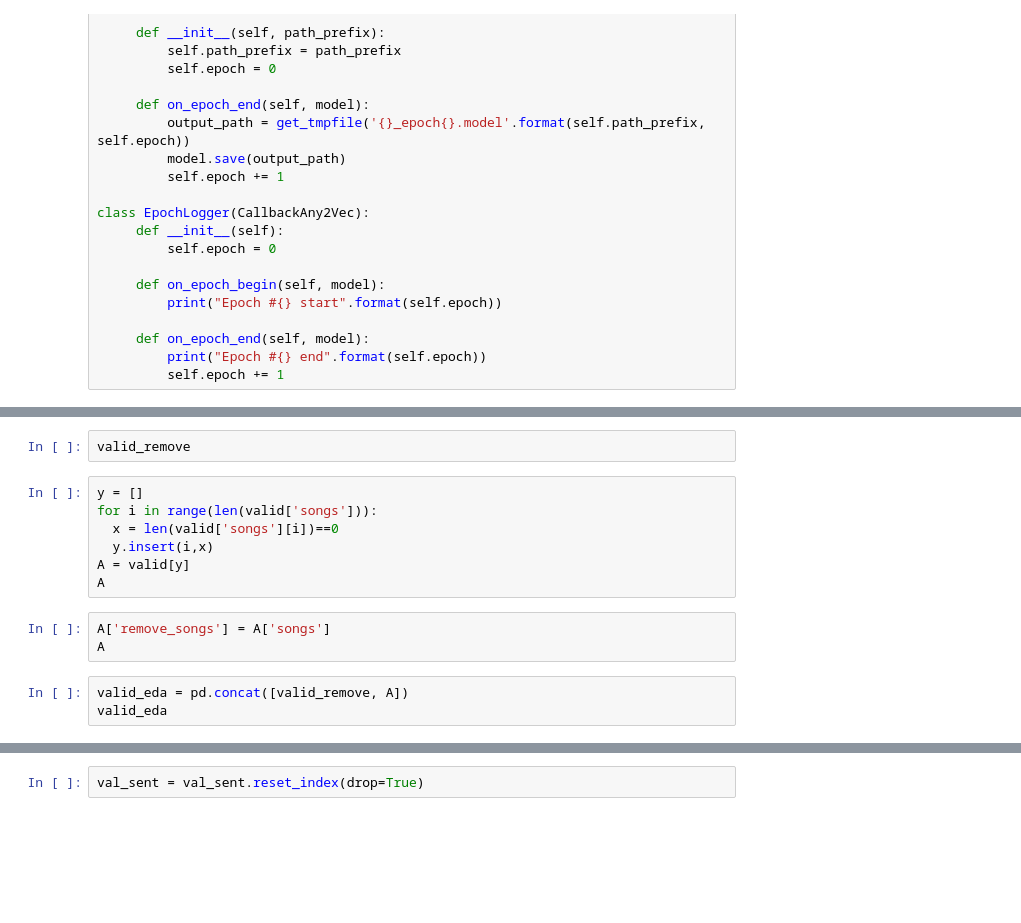
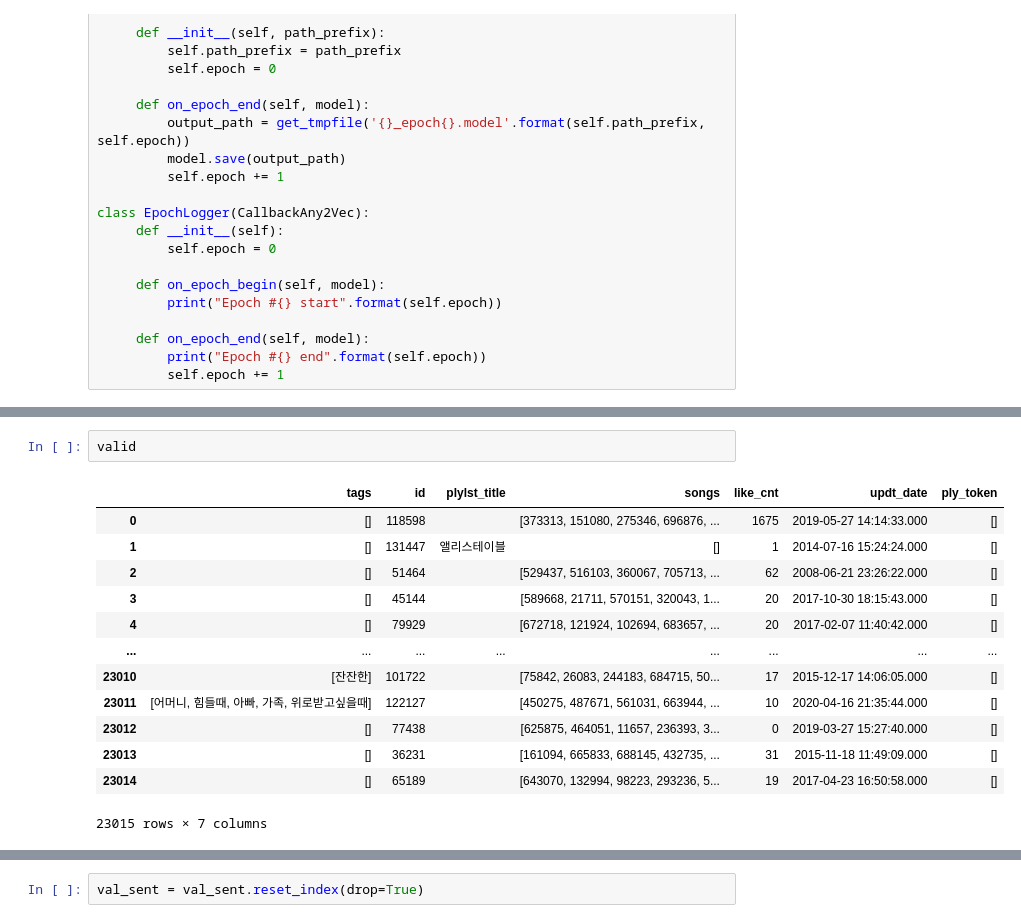
Before and after one commit to slipaway/melonplaylist, a Jupyter notebook: Word2vec_몰빵버전.ipynb, the cells around one changed output, grey strips where cells are left out. Saved outputs shown, nothing was run; the diff lists cells and outputs as text; blank space fills up the shorter version.

```diff
--- a/Word2vec_몰빵버전.ipynb
+++ b/Word2vec_몰빵버전.ipynb
@@ -484,15 +816,16 @@ valid_remove = pd.merge(valid, plylst_song_group)
-# %%
-valid_remove
-# %%
-y = []
-for i in range(len(valid['songs'])):
-  x = len(valid['songs'][i])==0
-  y.insert(i,x)
-A = valid[y]
-A
-# %%
-A['remove_songs'] = A['songs']
-A
-# %%
-valid_eda = pd.concat([valid_remove, A])
-valid_eda
+# %%
+valid
+# %% [output]
+|  | tags | id | plylst_title | songs | like_cnt | updt_date | ply_token |
+| 0 | [] | 118598 |  | [373313, 151080, 275346, 696876, ... | 1675 | 2019-05-27 14:14:33.000 | [] |
+| 1 | [] | 131447 | 앨리스테이블 | [] | 1 | 2014-07-16 15:24:24.000 | [] |
+| 2 | [] | 51464 |  | [529437, 516103, 360067, 705713, ... | 62 | 2008-06-21 23:26:22.000 | [] |
+| 3 | [] | 45144 |  | [589668, 21711, 570151, 320043, 1... | 20 | 2017-10-30 18:15:43.000 | [] |
+| 4 | [] | 79929 |  | [672718, 121924, 102694, 683657, ... | 20 | 2017-02-07 11:40:42.000 | [] |
+| ... | ... | ... | ... | ... | ... | ... | ... |
+| 23010 | [잔잔한] | 101722 |  | [75842, 26083, 244183, 684715, 50... | 17 | 2015-12-17 14:06:05.000 | [] |
+| 23011 | [어머니, 힘들때, 아빠, 가족, 위로받고싶을때] | 122127 |  | [450275, 487671, 561031, 663944, ... | 10 | 2020-04-16 21:35:44.000 | [] |
+| 23012 | [] | 77438 |  | [625875, 464051, 11657, 236393, 3... | 0 | 2019-03-27 15:27:40.000 | [] |
+| 23013 | [] | 36231 |  | [161094, 665833, 688145, 432735, ... | 31 | 2015-11-18 11:49:09.000 | [] |
+| 23014 | [] | 65189 |  | [643070, 132994, 98223, 293236, 5... | 19 | 2017-04-23 16:50:58.000 | [] |
+23015 rows × 7 columns
```
Also changed, not shown: parts of 51 cells of this notebook.
